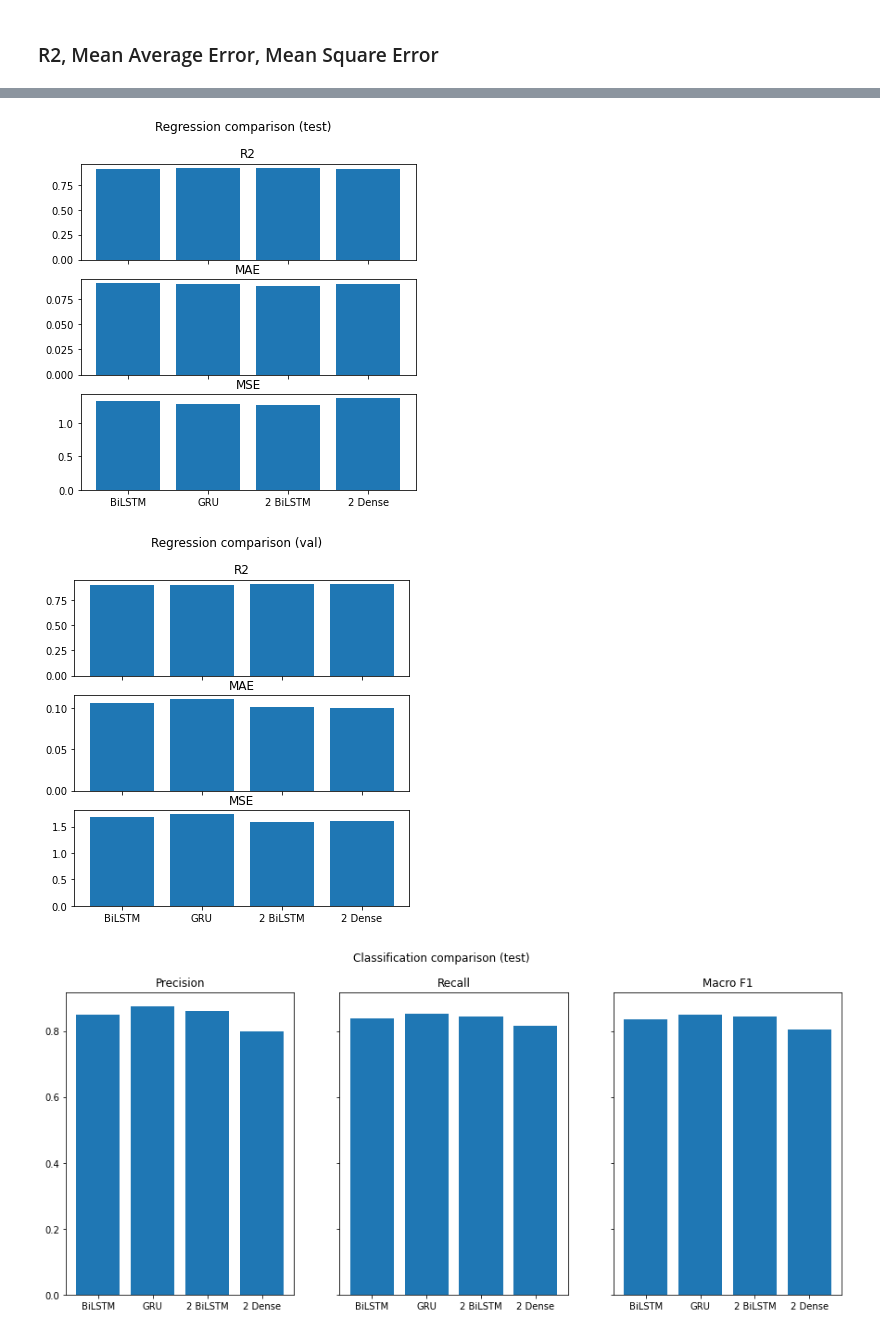
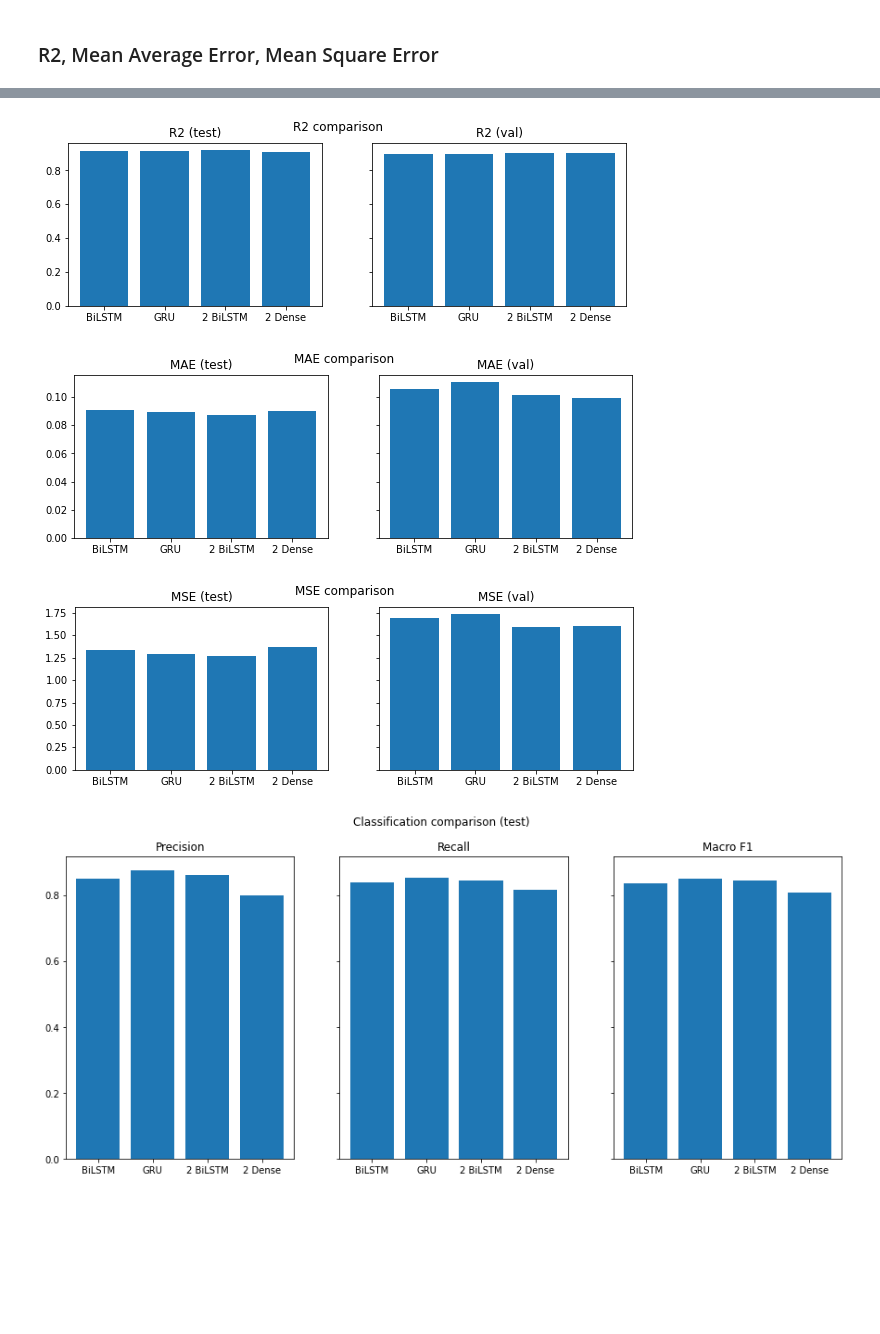
Before and after one commit to Valendrew/pos-tagging-abstractive-qa, a Jupyter notebook: POS_tagging/master_nlp_ass01.ipynb, the cells around one changed output, grey strips where cells are left out. Saved outputs shown, nothing was run; the diff lists cells and outputs as text; code cells hidden in the pictures; blank space fills up the shorter version.

```diff
--- a/POS_tagging/master_nlp_ass01.ipynb
+++ b/POS_tagging/master_nlp_ass01.ipynb
@@ -1066,27 +1074,32 @@ Scores for the model with two Dense Layers (val)
 ==============================================================
 # %%
-fig, plots = pyplot.subplots(3, sharex=True, figsize=(6, 6))
-fig.suptitle('Regression comparison (test)')
+fig, plots = pyplot.subplots(1, 2, sharey = True, figsize=(10, 3))
+fig.suptitle('R2 comparison')
 plots[0].bar(['BiLSTM','GRU','2 BiLSTM', '2 Dense'], [r2_bilstm, r2_gru, r2_2bilstm, r2_bilstm_2dense])
-plots[0].set_title("R2")
-plots[1].bar(['BiLSTM','GRU','2 BiLSTM', '2 Dense'], [mae_bilstm, mae_gru, mae_2bilstm, mae_bilstm_2dense])
-plots[1].set_title("MAE")
-plots[2].bar(['BiLSTM','GRU','2 BiLSTM', '2 Dense'], [mse_bilstm, mse_gru, mse_2bilstm, mse_bilstm_2dense])
-plots[2].set_title("MSE")
+plots[0].set_title("R2 (test)")
+plots[1].bar(['BiLSTM','GRU','2 BiLSTM', '2 Dense'], [r2_bilstm_val, r2_gru_val, r2_2bilstm_val, r2_bilstm_2dense_val])
+plots[1].set_title("R2 (val)")
 pyplot.show()
 
-fig, plots = pyplot.subplots(3, sharex=True, figsize=(6, 6))
-fig.suptitle('Regression comparison (val)')
-plots[0].bar(['BiLSTM','GRU','2 BiLSTM', '2 Dense'], [r2_bilstm_val, r2_gru_val, r2_2bilstm_val, r2_bilstm_2dense_val])
-plots[0].set_title("R2")
+fig, plots = pyplot.subplots(1, 2, sharey = True, figsize=(10, 3))
+fig.suptitle('MAE comparison')
+plots[0].bar(['BiLSTM','GRU','2 BiLSTM', '2 Dense'], [mae_bilstm, mae_gru, mae_2bilstm, mae_bilstm_2dense])
+plots[0].set_title("MAE (test)")
 plots[1].bar(['BiLSTM','GRU','2 BiLSTM', '2 Dense'], [mae_bilstm_val, mae_gru_val, mae_2bilstm_val, mae_bilstm_2dense_val])
-plots[1].set_title("MAE")
-plots[2].bar(['BiLSTM','GRU','2 BiLSTM', '2 Dense'], [mse_bilstm_val, mse_gru_val, mse_2bilstm_val, mse_bilstm_2dense_val])
-plots[2].set_title("MSE")
+plots[1].set_title("MAE (val)")
 pyplot.show()
+
+fig, plots = pyplot.subplots(1, 2, sharey = True, figsize=(10, 3))
+fig.suptitle('MSE comparison')
+plots[0].bar(['BiLSTM','GRU','2 BiLSTM', '2 Dense'], [mse_bilstm, mse_gru, mse_2bilstm, mse_bilstm_2dense])
+plots[0].set_title("MSE (test)")
+plots[1].bar(['BiLSTM','GRU','2 BiLSTM', '2 Dense'], [mse_bilstm_val, mse_gru_val, mse_2bilstm_val, mse_bilstm_2dense_val])
+plots[1].set_title("MSE (val)")
+pyplot.show()
 # %% [output]
-[figure, old version]
+[figure, new version]
-[figure, old version]
+[figure, new version]
+[figure, added]
 # %%
 #Test set
 prfs_bilstm = precision_recall_fscore_support(true_no_punct_idx, predBiLSTM_no_punct_idx, average="macro",zero_division=0)
```
Also changed, not shown: parts of 22 cells of this notebook.
